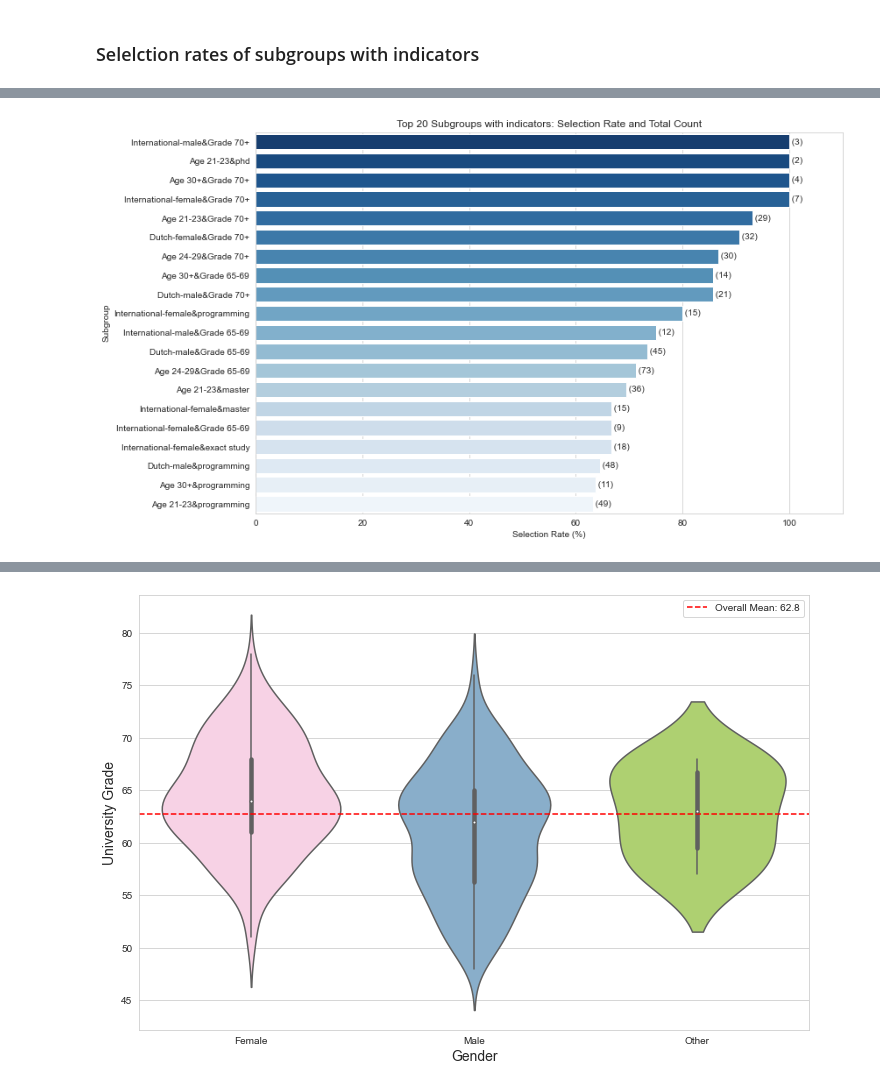
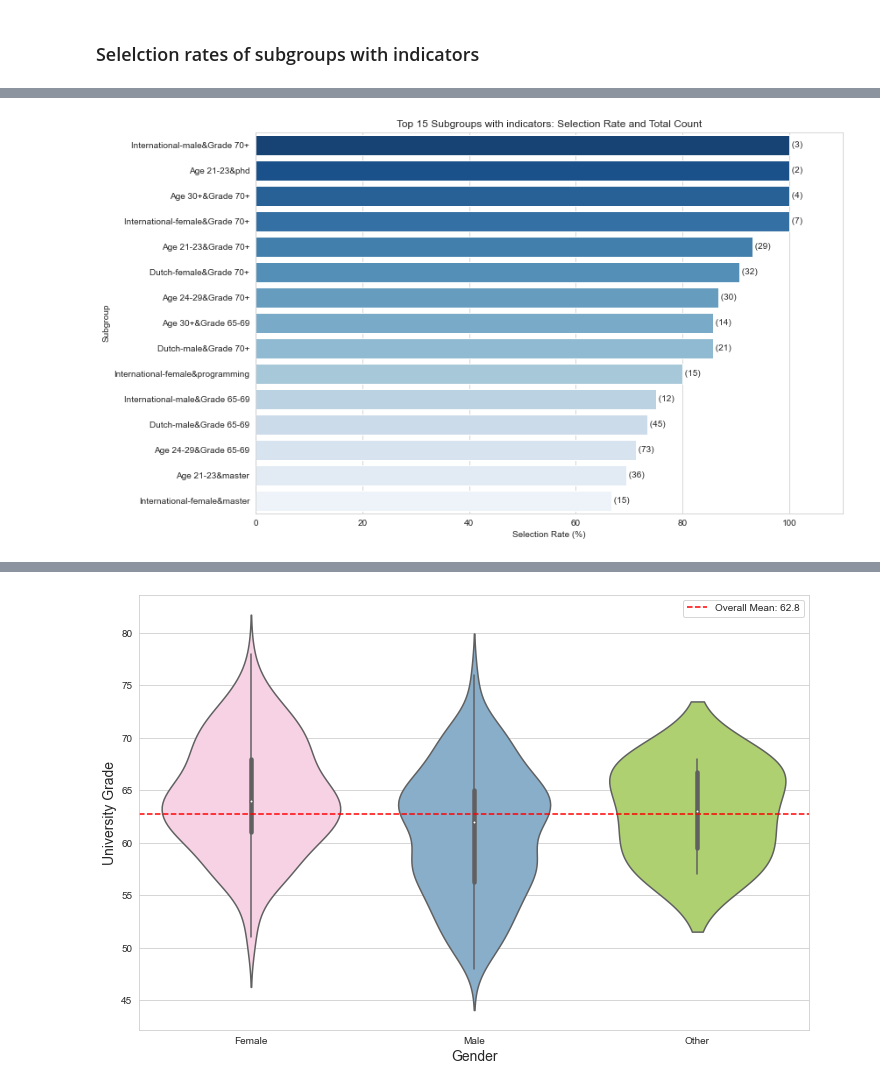
Before and after one commit to kwah-space/IDS-draft, a Jupyter notebook: A4 model.ipynb, the cells around one changed output, grey strips where cells are left out. Saved outputs shown, nothing was run; the diff lists cells and outputs as text; code cells hidden in the pictures.

```diff
--- a/A4 model.ipynb
+++ b/A4 model.ipynb
@@ -464,17 +464,17 @@ subgroup_summary_corrected.head(20)
 | 53 | Age 21-23&programming | 49 | 31 | 63.27 |
 # %%
 plt.figure(figsize=(12, 8))
-sns.barplot(x='Rate%', y='Subgroup', data=subgroup_summary_corrected.head(20), palette = 'Blues_r')
+sns.barplot(x='Rate%', y='Subgroup', data=subgroup_summary_corrected.head(15), palette = 'Blues_r')
 
 # Scatter plot for 'Total' values
-for i, total in enumerate(subgroup_summary_corrected.head(20)['Total']):
-    plt.text(subgroup_summary_corrected.head(20).iloc[i]['Rate%'], i, f" ({int(total)})", va='center')
+for i, total in enumerate(subgroup_summary_corrected.head(15)['Total']):
+    plt.text(subgroup_summary_corrected.head(15).iloc[i]['Rate%'], i, f" ({int(total)})", va='center')
 
-plt.title('Top 20 Subgroups with indicators: Selection Rate and Total Count')
+plt.title('Top 15 Subgroups with indicators: Selection Rate and Total Count')
 plt.xlabel('Selection Rate (%)')
 plt.ylabel('Subgroup')
 plt.xlim([0, subgroup_summary_corrected['Rate%'].max() + 10])  # Adjust limit to accommodate text
 
 plt.show()
 # %% [output]
-[figure, old version]
+[figure, new version]
```
Also changed, not shown: parts of 40 cells of this notebook.
